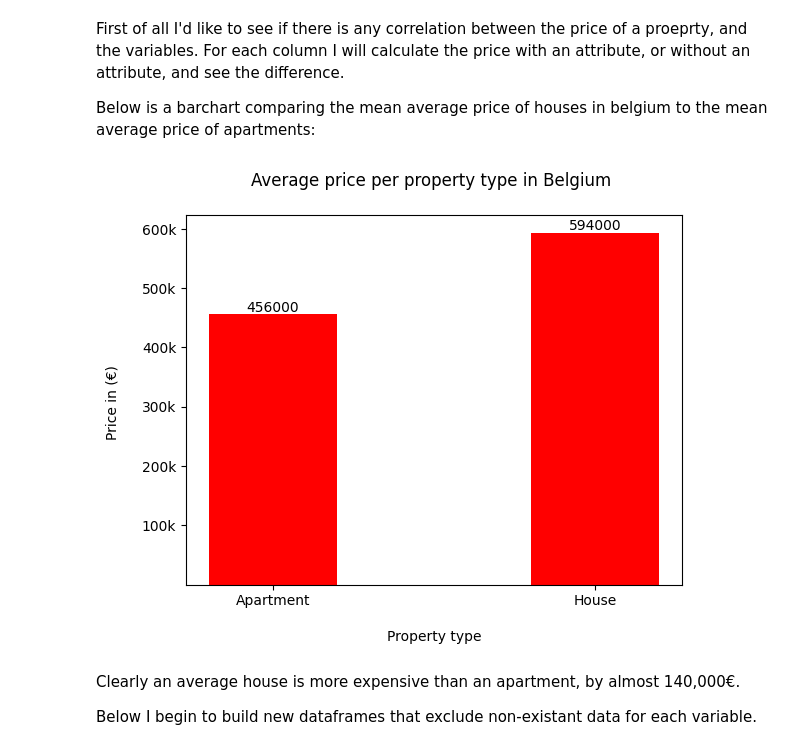
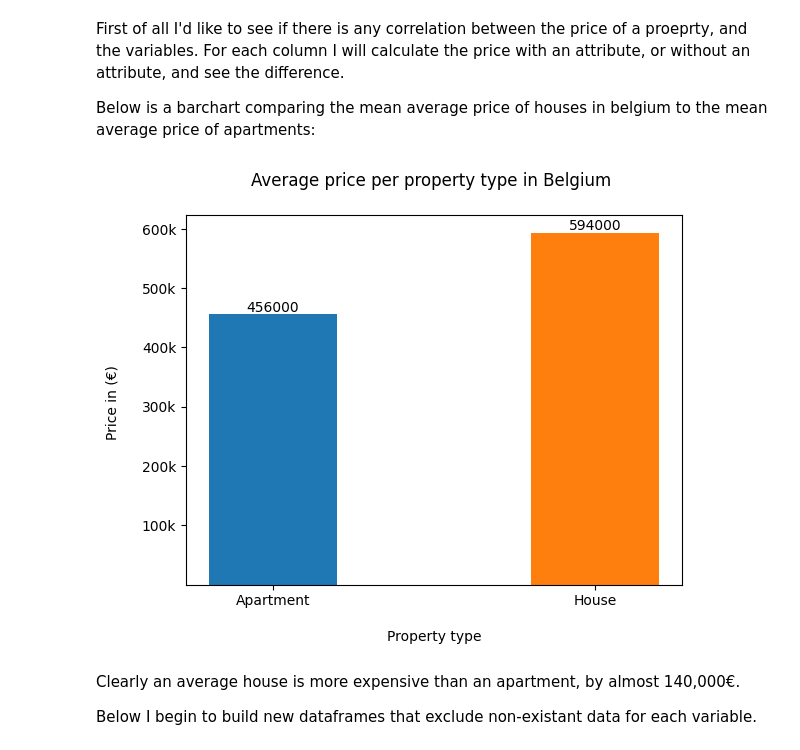
Before and after one commit to ghollingdale/PropertyAnalysisBE, a Jupyter notebook: Data_Analysis.ipynb, the cells around one changed output. Saved outputs shown, nothing was run; the diff lists cells and outputs as text; code cells hidden in the pictures.

```diff
--- a/Data_Analysis.ipynb
+++ b/Data_Analysis.ipynb
@@ -5,7 +5,7 @@ import pandas as pd
 import matplotlib.pyplot as plt
 # %%
 # Read dataframe
-properties = pd.read_csv('cleaned_output_x.csv')
+properties = pd.read_csv('data\cleaned_output.csv')
 properties.head()
 # %% [output]
 |  | id | type of property | subtype of property | province | locality | postalCode | price | ... |
@@ -80,35 +80,35 @@ apartments = properties[properties['type of property'] == 'APARTMENT']
 apartment_average = apartments['price'].mean()
 apartment_average = int(apartment_average)
 
 houses = properties[properties['type of property'] == 'HOUSE']
 house_average = houses['price'].mean()
 house_average = int(house_average)
 
 # Add average prices to a dictionary
 average_price = {}
 average_price['Apartment'] = apartment_average
 average_price['House'] = house_average
 
 # Extract the keys of dictionary into respective lists for use in a bar chart
 price_keys = list(average_price.keys())
 price_values = list(average_price.values())
 
 
 # Round the averages to nearest thousand for presentation
 for price in range(len(price_values)):
     rounded = round(price_values[price], -3)
     price_values[price] = rounded
 
 # Plot the bar chart comparing average price of a property by type
 plt.bar(price_keys, price_values, width = 0.4, color = 'red')
 plt.title('Average price per property type in Belgium \n')
 plt.xlabel('\nProperty type')
 plt.ylabel('Price in (€) \n')
-plt.bar_label(plt.bar(price_keys, price_values, width = 0.4, color = 'red'))
+plt.bar_label(plt.bar(price_keys, price_values, width = 0.4, color = ['tab:blue', 'tab:orange']))
 plt.yticks([100000, 200000 , 300000 , 400000 , 500000 , 600000] , ['100k' , '200k' , '300k' , '400k' , '500k' , '600k'])
 plt.show()
 # %% [output]
-[figure, old version]
+[figure, new version]
 # %% [markdown]
 Clearly an average house is more expensive than an apartment, by almost 140,000€.
 
```
Also changed, not shown: parts of 2 cells of this notebook, 3 other files.
